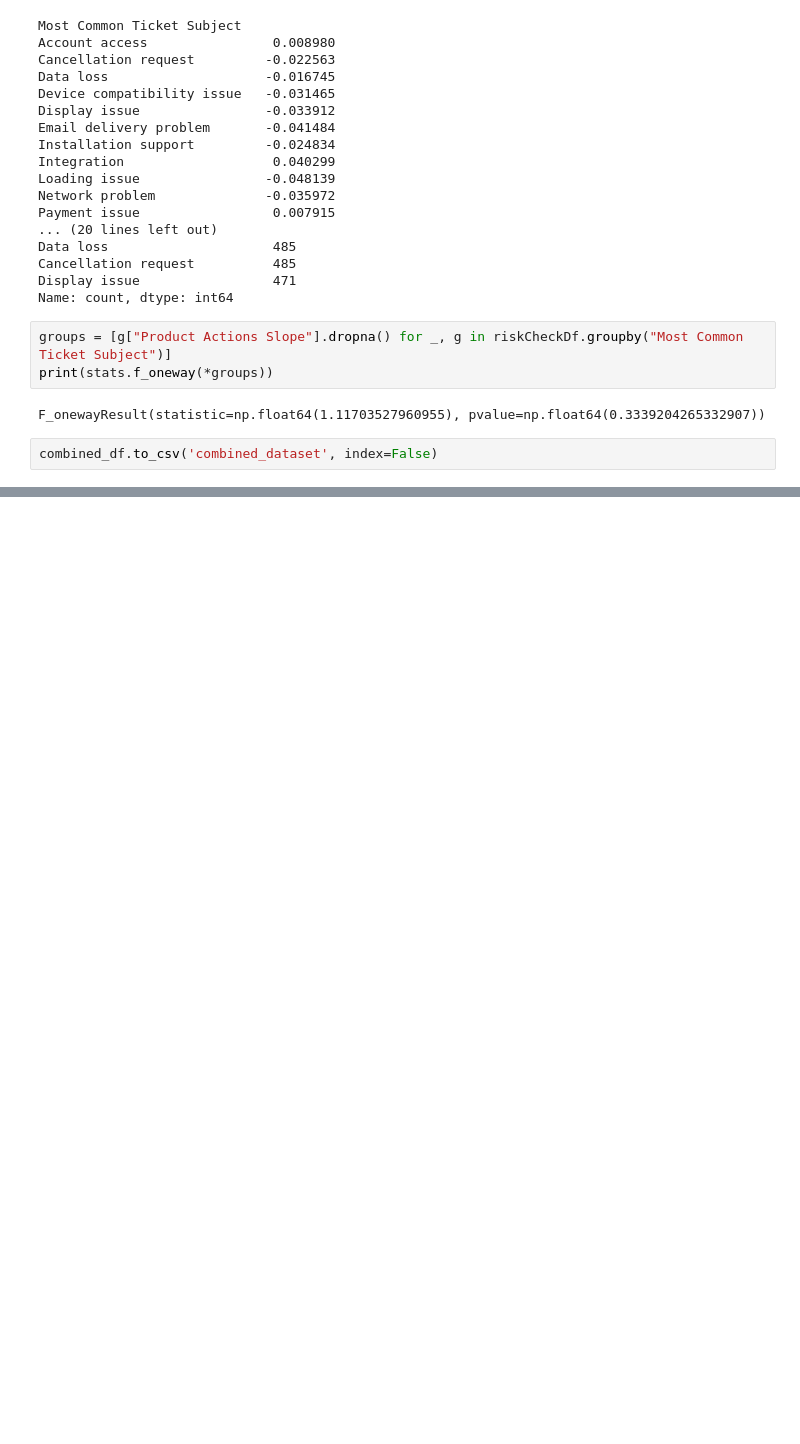
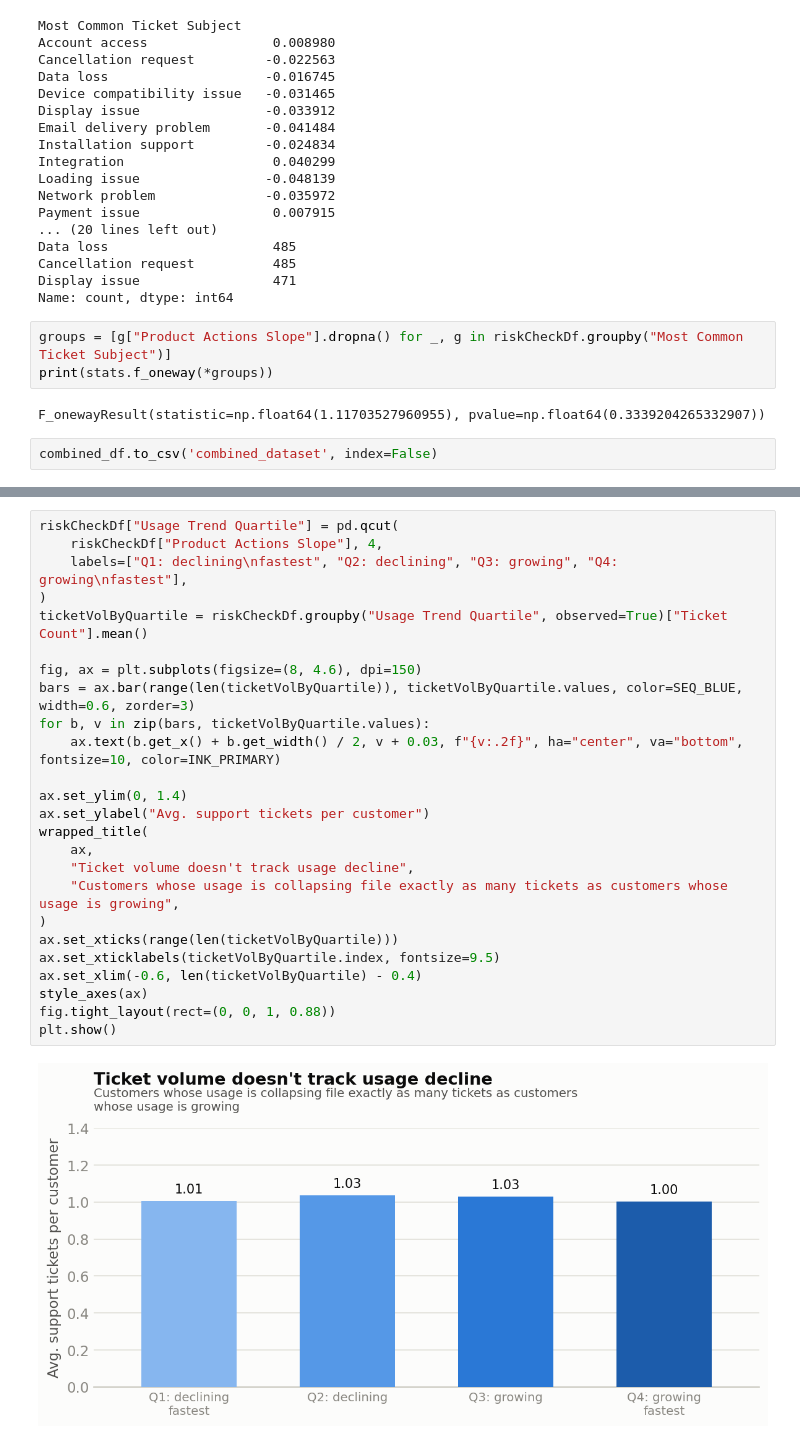
Before and after one commit to dpark2380/datasoc-atlassian-datathon, a Jupyter notebook: analysis/EDA.ipynb, the cells around one changed output, grey strips where cells are left out. Saved outputs shown, nothing was run; the diff lists cells and outputs as text; blank space fills up the shorter version.

```diff
--- a/analysis/EDA.ipynb
+++ b/analysis/EDA.ipynb
@@ -545,0 +636,27 @@ combined_df.to_csv('combined_dataset', index=False)
+# %%
+riskCheckDf["Usage Trend Quartile"] = pd.qcut(
+    riskCheckDf["Product Actions Slope"], 4,
+    labels=["Q1: declining\nfastest", "Q2: declining", "Q3: growing", "Q4: growing\nfastest"],
+)
+ticketVolByQuartile = riskCheckDf.groupby("Usage Trend Quartile", observed=True)["Ticket Count"].mean()
+
+fig, ax = plt.subplots(figsize=(8, 4.6), dpi=150)
+bars = ax.bar(range(len(ticketVolByQuartile)), ticketVolByQuartile.values, color=SEQ_BLUE, width=0.6, zorder=3)
+for b, v in zip(bars, ticketVolByQuartile.values):
+    ax.text(b.get_x() + b.get_width() / 2, v + 0.03, f"{v:.2f}", ha="center", va="bottom", fontsize=10, color=INK_PRIMARY)
+
+ax.set_ylim(0, 1.4)
+ax.set_ylabel("Avg. support tickets per customer")
+wrapped_title(
+    ax,
+    "Ticket volume doesn't track usage decline",
+    "Customers whose usage is collapsing file exactly as many tickets as customers whose usage is growing",
+)
+ax.set_xticks(range(len(ticketVolByQuartile)))
+ax.set_xticklabels(ticketVolByQuartile.index, fontsize=9.5)
+ax.set_xlim(-0.6, len(ticketVolByQuartile) - 0.4)
+style_axes(ax)
+fig.tight_layout(rect=(0, 0, 1, 0.88))
+plt.show()
+# %% [output]
+[figure, added]
```
Also changed, not shown: parts of 8 cells of this notebook, 2 other files.
